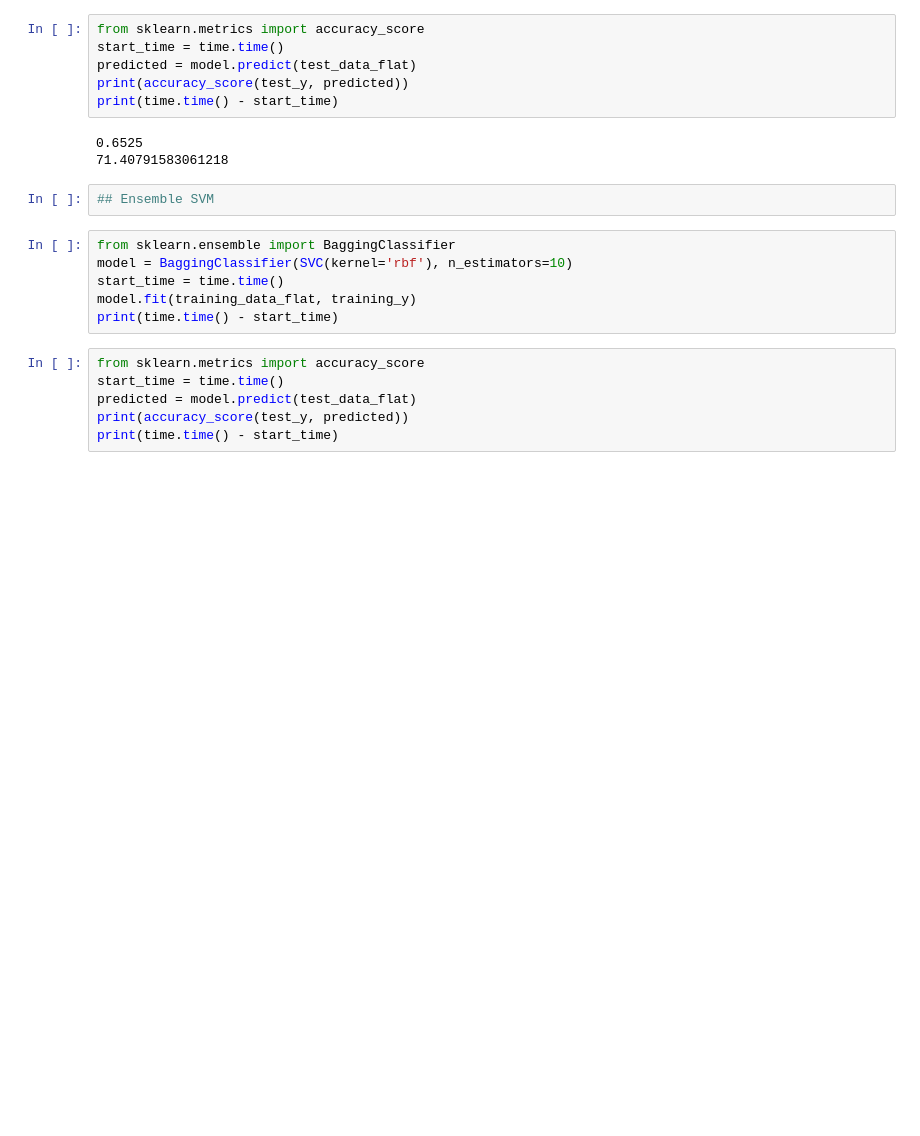
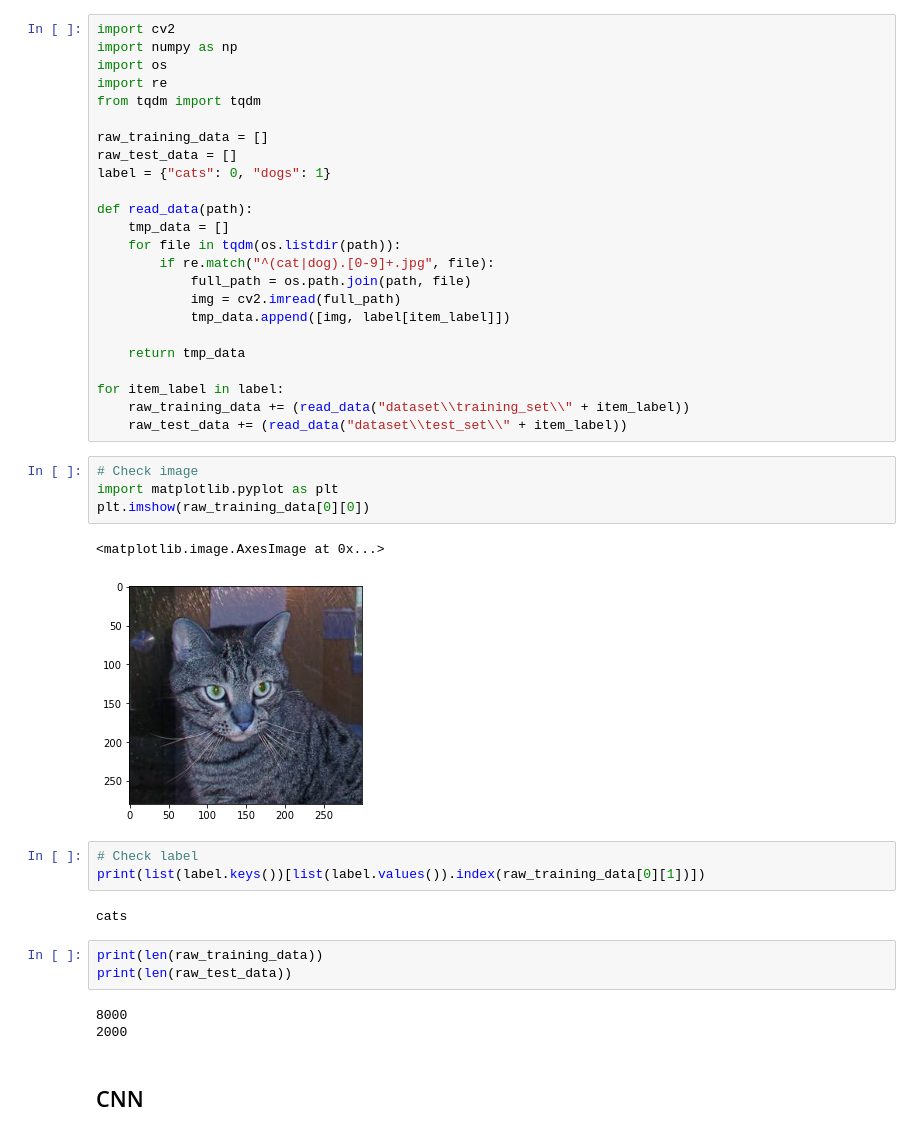
Before and after one commit to Fengshuo-Song/FinalProject, a Jupyter notebook: FinalProject.ipynb, the cells around one changed output. Cells and saved outputs as stored; diff of their text form; blank space fills up the shorter version.

```diff
--- a/FinalProject.ipynb
+++ b/FinalProject.ipynb
@@ -195,23 +1,44 @@ print(time.time() - start_time)
-# %%
-from sklearn.metrics import accuracy_score
-start_time = time.time()
-predicted = model.predict(test_data_flat)
-print(accuracy_score(test_y, predicted))
-print(time.time() - start_time)
-# %% [output]
-0.6525
-71.40791583061218
-# %%
-## Ensemble SVM
-# %%
-from sklearn.ensemble import BaggingClassifier
-model = BaggingClassifier(SVC(kernel='rbf'), n_estimators=10)
-start_time = time.time()
-model.fit(training_data_flat, training_y)
-print(time.time() - start_time)
-# %%
-from sklearn.metrics import accuracy_score
-start_time = time.time()
-predicted = model.predict(test_data_flat)
-print(accuracy_score(test_y, predicted))
-print(time.time() - start_time)
+# %%
+import cv2
+import numpy as np
+import os
+import re
+from tqdm import tqdm
+
+raw_training_data = []
+raw_test_data = []
+label = {"cats": 0, "dogs": 1}
+
+def read_data(path):
+    tmp_data = []
+    for file in tqdm(os.listdir(path)):
+        if re.match("^(cat|dog).[0-9]+.jpg", file):
+            full_path = os.path.join(path, file)
+            img = cv2.imread(full_path)
+            tmp_data.append([img, label[item_label]])
+
+    return tmp_data
+
+for item_label in label:
+    raw_training_data += (read_data("dataset\\training_set\\" + item_label))
+    raw_test_data += (read_data("dataset\\test_set\\" + item_label))
+# %%
+# Check image
+import matplotlib.pyplot as plt
+plt.imshow(raw_training_data[0][0])
+# %% [output]
+<matplotlib.image.AxesImage at 0x...>
+[figure, added]
+# %%
+# Check label
+print(list(label.keys())[list(label.values()).index(raw_training_data[0][1])])
+# %% [output]
+cats
+# %%
+print(len(raw_training_data))
+print(len(raw_test_data))
+# %% [output]
+8000
+2000
+# %% [markdown]
+## CNN
```
Also changed, not shown: parts of 46 cells of this notebook.
